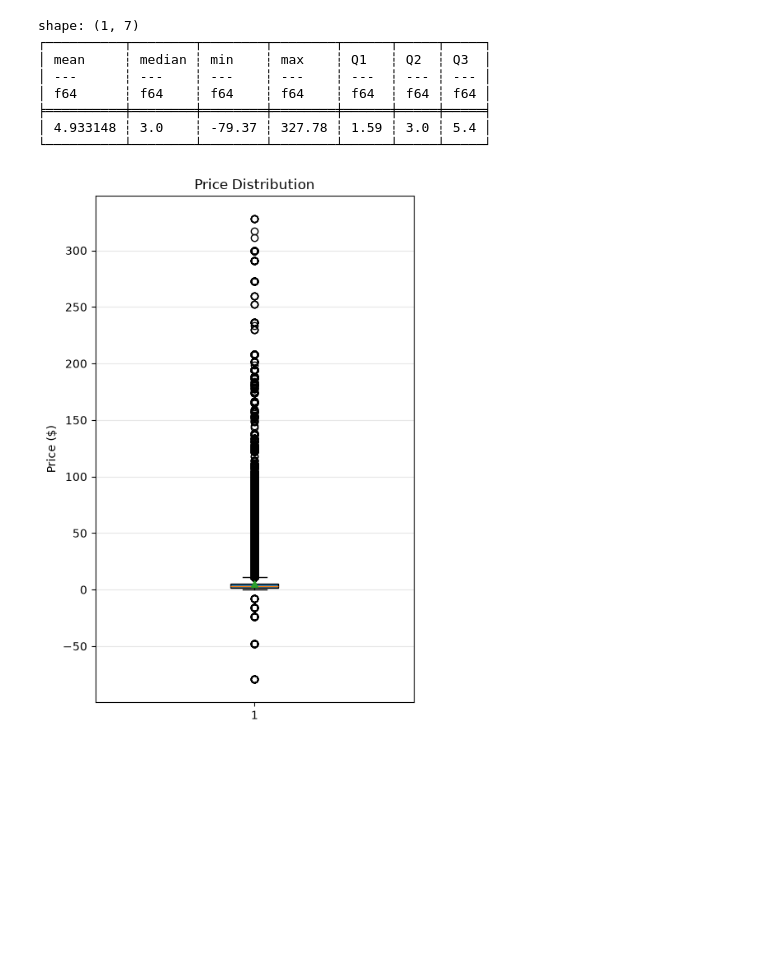
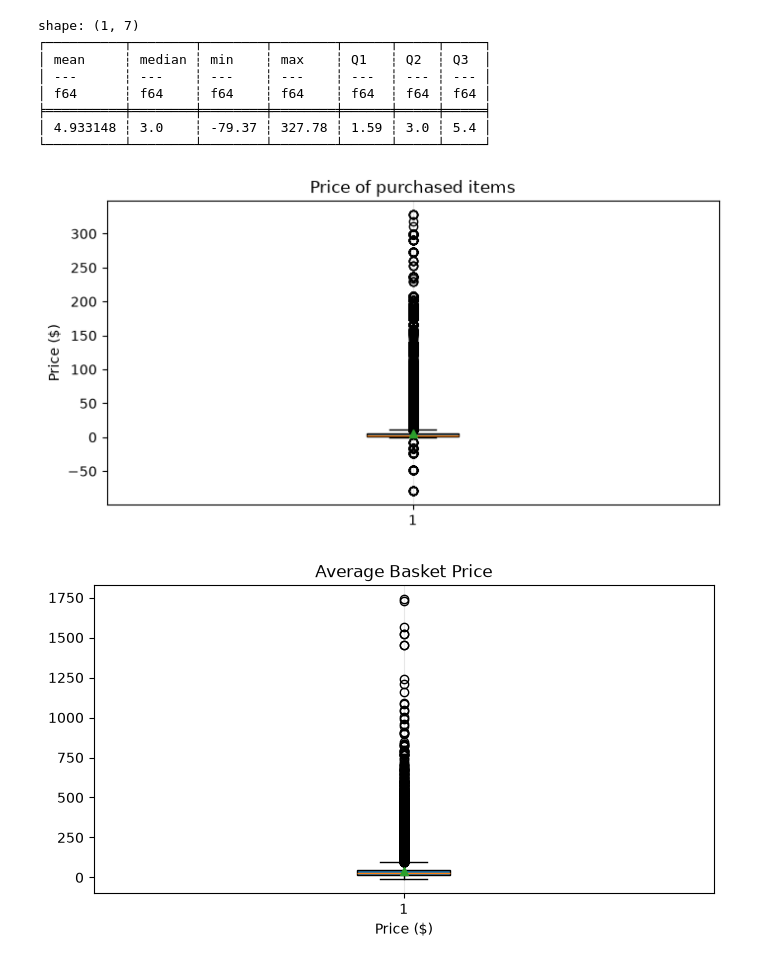
Before and after one commit to Numbersdontlie/Data-Science-Piscine, a Jupyter notebook: day3/ex02/ex02.ipynb, the cells around one changed output. Saved outputs shown, nothing was run; the diff lists cells and outputs as text; code cells hidden in the pictures; blank space fills up the shorter version.

Commit message:
adding the box plot

```diff
--- a/day3/ex02/ex02.ipynb
+++ b/day3/ex02/ex02.ipynb
@@ -71,19 +71,20 @@ shape: (1, 7)
 # %%
 prices = df_purchase["price"].to_list()
 # %%
-plt.figure(figsize=(5,8))
+# Graph 1 price of purchased items
+plt.figure(figsize=(8, 4))
 
 plt.boxplot(
     prices,
     vert=True,
     patch_artist=True,
     showmeans=True
 )
 
-plt.title("Price Distribution")
+plt.title("Price of purchased items")
 plt.ylabel("Price ($)")
-plt.grid(axis="y", alpha=0.3)
+plt.grid(axis="x", alpha=0.3)
 
 plt.show()
 # %% [output]
-[figure, old version]
+[figure, new version]
@@ -89,0 +100,16 @@ plt.show()
+# %%
+basket_prices = df_basket["basket_total"].to_list()
+
+plt.figure(figsize=(8, 4))
+plt.boxplot(
+    basket_prices,
+    vert=True,
+    patch_artist=True,
+    showmeans=True
+)
+plt.title("Average Basket Price")
+plt.xlabel("Price ($)")
+plt.grid(axis="x", alpha=0.3)
+plt.show()
+# %% [output]
+[figure, added]
```
Also changed, not shown: parts of 4 cells of this notebook.
